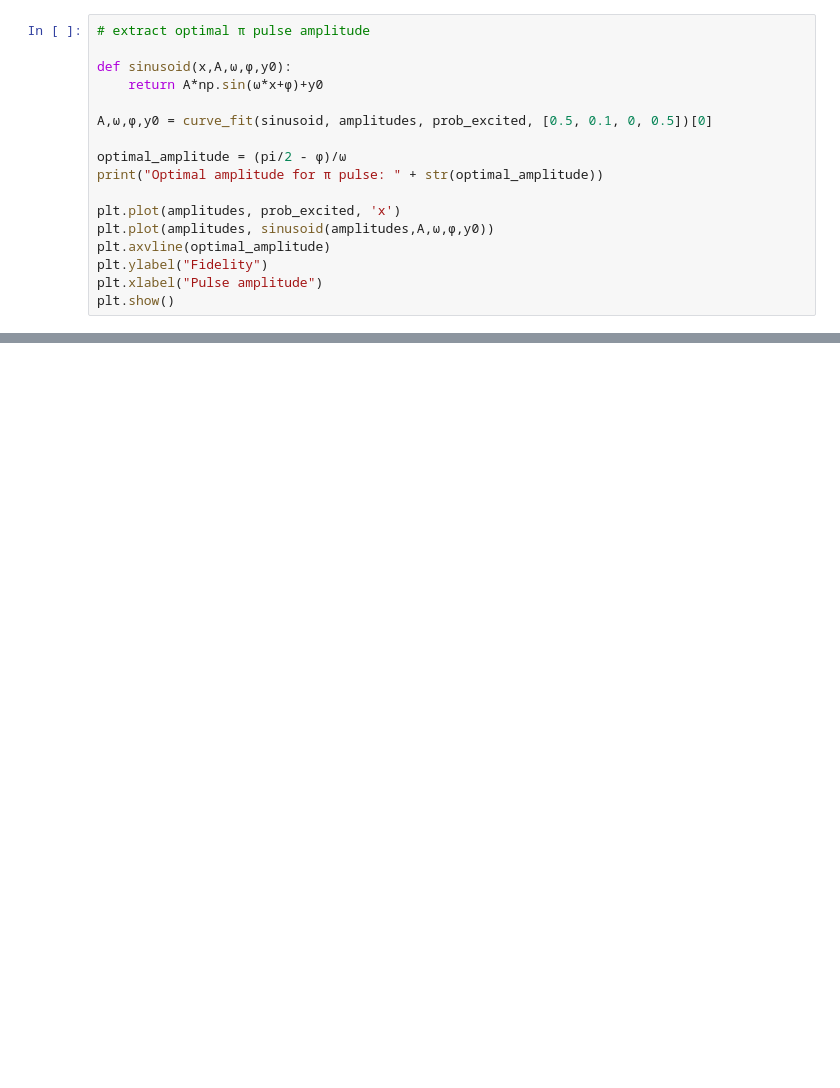
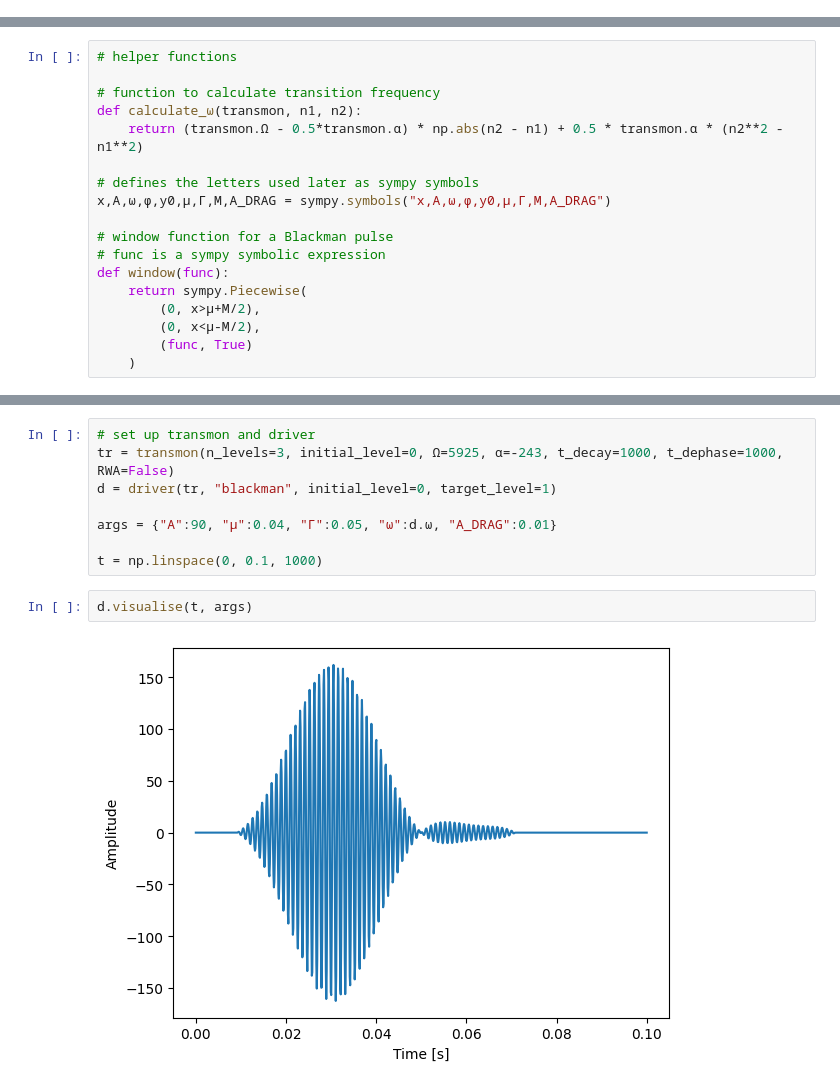
Before and after one commit to manavbabel/Transmon-Simulation, a Jupyter notebook: Transmon.ipynb, the cells around one changed output, grey strips where cells are left out. Saved outputs shown, nothing was run; the diff lists cells and outputs as text; blank space fills up the shorter version.

```diff
--- a/Transmon.ipynb
+++ b/Transmon.ipynb
@@ -67,17 +20,0 @@ for i in amplitudes:
-# %%
-# extract optimal π pulse amplitude
-
-def sinusoid(x,A,ω,φ,y0):
-    return A*np.sin(ω*x+φ)+y0
-
-A,ω,φ,y0 = curve_fit(sinusoid, amplitudes, prob_excited, [0.5, 0.1, 0, 0.5])[0]
-
-optimal_amplitude = (pi/2 - φ)/ω
-print("Optimal amplitude for π pulse: " + str(optimal_amplitude))
-
-plt.plot(amplitudes, prob_excited, 'x')
-plt.plot(amplitudes, sinusoid(amplitudes,A,ω,φ,y0))
-plt.axvline(optimal_amplitude)
-plt.ylabel("Fidelity")
-plt.xlabel("Pulse amplitude")
-plt.show()
@@ -86,0 +21,18 @@ Optimal amplitude for π pulse: 6.283044996998138
+# %%
+# helper functions
+
+# function to calculate transition frequency
+def calculate_ω(transmon, n1, n2):
+    return (transmon.Ω - 0.5*transmon.α) * np.abs(n2 - n1) + 0.5 * transmon.α * (n2**2 - n1**2)
+
+# defines the letters used later as sympy symbols
+x,A,ω,φ,y0,μ,Γ,M,A_DRAG = sympy.symbols("x,A,ω,φ,y0,μ,Γ,M,A_DRAG")
+
+# window function for a Blackman pulse
+# func is a sympy symbolic expression
+def window(func):
+    return sympy.Piecewise(
+        (0, x>μ+M/2),
+        (0, x<μ-M/2),
+        (func, True)
+    )
@@ -114,0 +459,12 @@ Max noise threshold to achieve 0.99 fidelity is σ = 0.4020100502512563.
+# %%
+# set up transmon and driver
+tr = transmon(n_levels=3, initial_level=0, Ω=5925, α=-243, t_decay=1000, t_dephase=1000, RWA=False)
+d = driver(tr, "blackman", initial_level=0, target_level=1)
+
+args = {"A":90, "μ":0.04, "Γ":0.05, "ω":d.ω, "A_DRAG":0.01}
+
+t = np.linspace(0, 0.1, 1000)
+# %%
+d.visualise(t, args)
+# %% [output]
+[figure, added]
```
Also changed, not shown: parts of 20 cells of this notebook.
